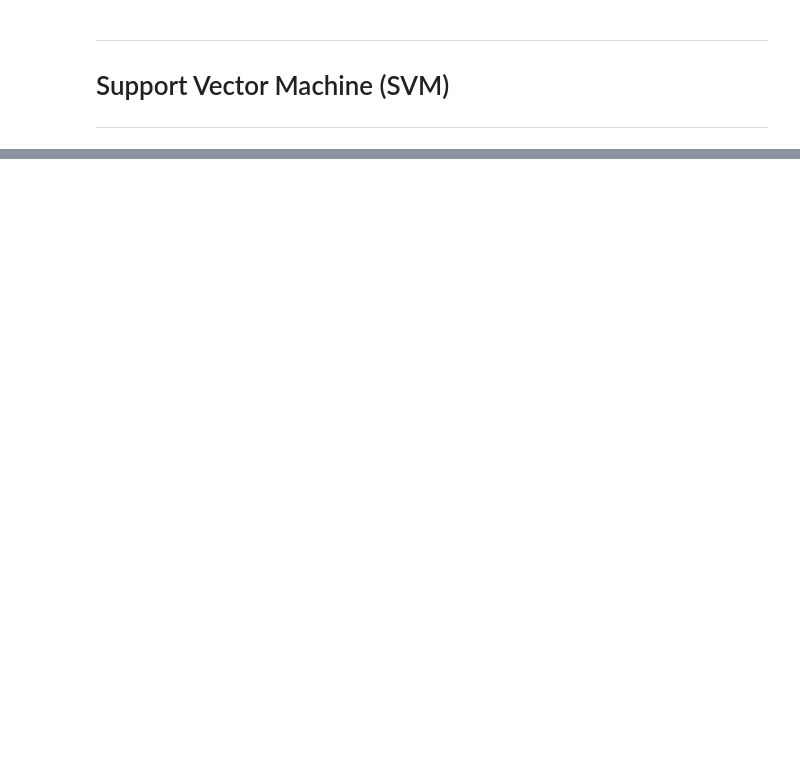
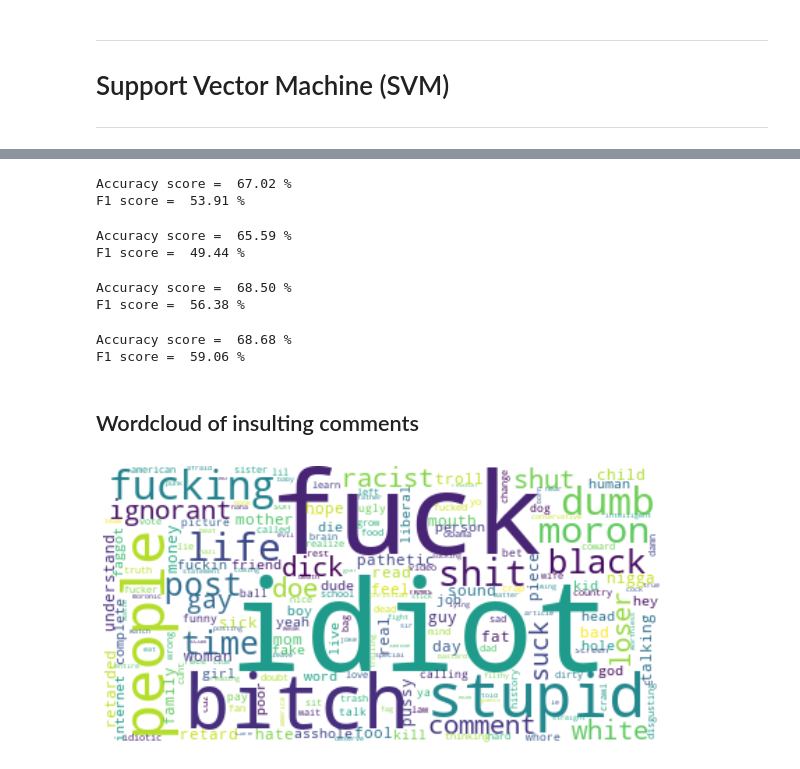
Before and after one commit to Myrto-Iglezou/Comment-Classifier, a Jupyter notebook: project3.ipynb, the cells around one changed output, grey strips where cells are left out. Saved outputs shown, nothing was run; the diff lists cells and outputs as text; code cells hidden in the pictures; blank space fills up the shorter version.

Commit message:
try to increase f1 score

```diff
--- a/project3.ipynb
+++ b/project3.ipynb
@@ -61,3 +61,23 @@ def classifier(NB,x_train, y_train,x_test,y_test):
+# %%
+def generate_WordCloud(data,stopwords):
+    textWords = []
+    for x in data:
+        for y in word_tokenize(x) :
+            y = y.lower()
+            y = WordNetLemmatizer().lemmatize(y)
+            if (y not in stopwords) and (y not in punctuation) and y.isalpha():
+                textWords.append(y)
+
+    counter = collections.Counter(textWords)
+    words = WordCloud(background_color='white',stopwords=stopwords,margin=0).generate_from_frequencies(frequencies=dict(counter))
+
+    plt.figure(figsize=(10,10))
+    plt.imshow(words,interpolation='bilinear')
+    plt.axis("off")
+    plt.show()
+# %%
+ins_tempdf = traindf.loc[traindf['Insult'] == 1]    # insults
+notins_tempdf = traindf.loc[traindf['Insult'] == 0] # not insults
 # %% [markdown]
 # Cleaning Data
 # %%
@@ -372,0 +410,31 @@ F1 score =  0.5971223021582733
+# %%
+# Random Forest - tfidf vectorizer
+classifier(RandomForestClassifier(n_estimators=100,criterion='gini'),tfidf_train,y_train,tfidf_test,y_test)
+# %% [output]
+Accuracy score =  67.02 %
+F1 score =  53.91 %
+# %%
+# Random Forest - count vectorizer
+classifier(RandomForestClassifier(n_estimators=100,criterion='gini'),count_train,y_train,count_test,y_test)
+# %% [output]
+Accuracy score =  65.59 %
+F1 score =  49.44 %
+# %%
+# SVM - tfidf vectorizer
+classifier(svm.SVC(C=1,kernel='linear',gamma=1),tfidf_train,y_train,tfidf_test,y_test)
+# %% [output]
+Accuracy score =  68.50 %
+F1 score =  56.38 %
+# %%
+# SVM Forest - count vectorizer - Best F1 score
+classifier(svm.SVC(C=1,kernel='linear',gamma=1),count_train,y_train,count_test,y_test)
+# %% [output]
+Accuracy score =  68.68 %
+F1 score =  59.06 %
+# %% [markdown]
+## Wordcloud of insulting comments
+# %%
+import collections
+generate_WordCloud(ins_tempdf['Comment'],stopwords)
+# %% [output]
+[figure, added]
```
Also changed, not shown: parts of 31 cells of this notebook.
